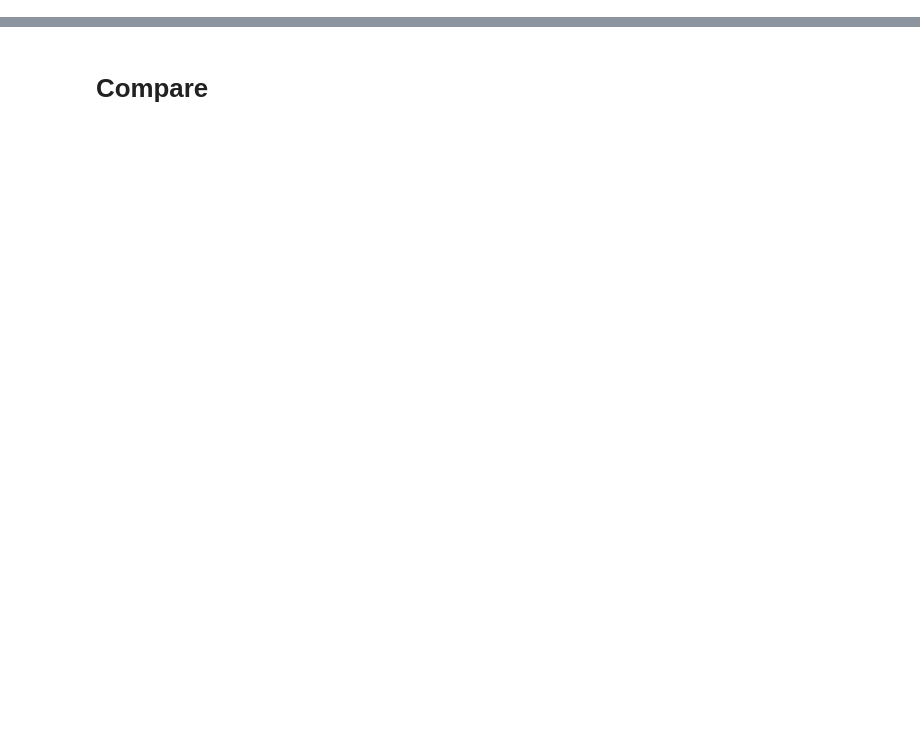
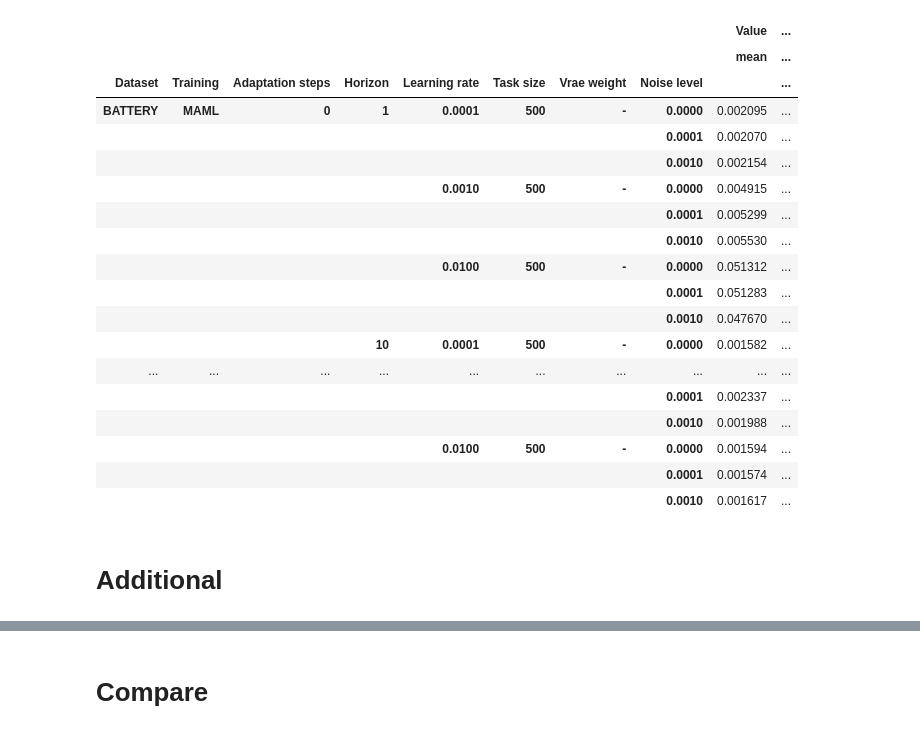
Before and after one commit to sebastianpinedaar/time-series-meta-learning, a Jupyter notebook: master-thesis/Results/load_results_2.ipynb, the cells around one changed output, grey strips where cells are left out. Saved outputs shown, nothing was run; the diff lists cells and outputs as text; code cells hidden in the pictures; blank space fills up the shorter version.

```diff
--- a/master-thesis/Results/load_results_2.ipynb
+++ b/master-thesis/Results/load_results_2.ipynb
@@ -7,0 +58,31 @@ import matplotlib.pyplot as plt
+# %%
+
+
+adaptation_steps = 1
+dataset = "BATTERY"
+experiment_type = "NOISE"
+df2 = df[df["Dataset"]==dataset]
+df2 = df2[ (df2["Training"]=="MAML")].groupby(["Dataset", "Training", "Adaptation steps", "Horizon", "Learning rate", "Task size", "Vrae weight", "Noise level"])["Value", "Val error", "Final_epoch"].agg(["mean", "std", "count"])
+df2
+# %% [output]
+|  |  |  |  |  |  |  |  | Value | ... |
+|  |  |  |  |  |  |  |  | mean | ... |
+| Dataset | Training | Adaptation steps | Horizon | Learning rate | Task size | Vrae weight | Noise level |  | ... |
+| BATTERY | MAML | 0 | 1 | 0.0001 | 500 | - | 0.0000 | 0.002095 | ... |
+|  |  |  |  |  |  |  | 0.0001 | 0.002070 | ... |
+|  |  |  |  |  |  |  | 0.0010 | 0.002154 | ... |
+|  |  |  |  | 0.0010 | 500 | - | 0.0000 | 0.004915 | ... |
+|  |  |  |  |  |  |  | 0.0001 | 0.005299 | ... |
+|  |  |  |  |  |  |  | 0.0010 | 0.005530 | ... |
+|  |  |  |  | 0.0100 | 500 | - | 0.0000 | 0.051312 | ... |
+|  |  |  |  |  |  |  | 0.0001 | 0.051283 | ... |
+|  |  |  |  |  |  |  | 0.0010 | 0.047670 | ... |
+|  |  |  | 10 | 0.0001 | 500 | - | 0.0000 | 0.001582 | ... |
+| ... | ... | ... | ... | ... | ... | ... | ... | ... | ... |
+|  |  |  |  |  |  |  | 0.0001 | 0.002337 | ... |
+|  |  |  |  |  |  |  | 0.0010 | 0.001988 | ... |
+|  |  |  |  | 0.0100 | 500 | - | 0.0000 | 0.001594 | ... |
+|  |  |  |  |  |  |  | 0.0001 | 0.001574 | ... |
+|  |  |  |  |  |  |  | 0.0010 | 0.001617 | ... |
+# %% [markdown]
+# Additional
```
Also changed, not shown: parts of 9 cells of this notebook, 26 other files.
